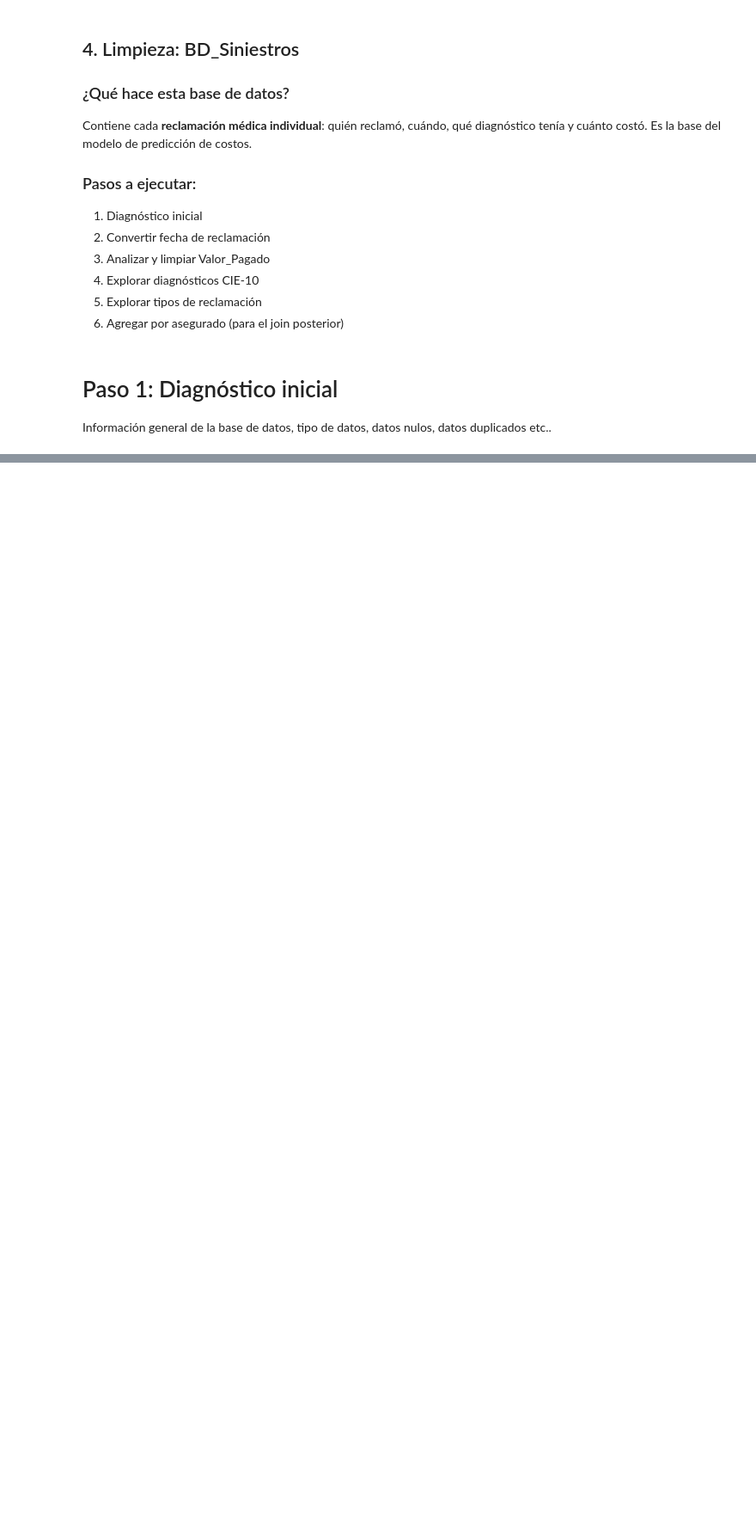
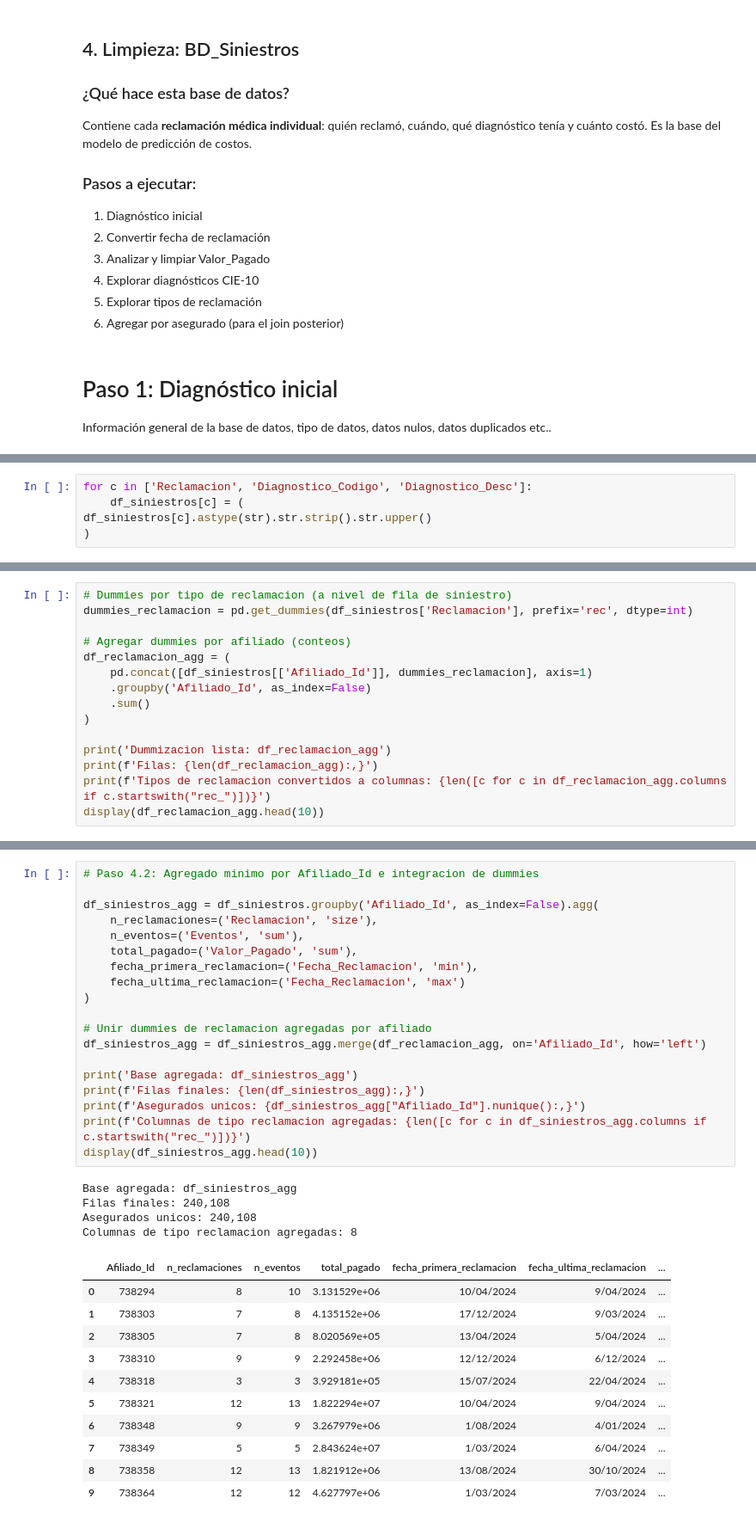
Before and after one commit to yacuervo18/Proyecto_Analitica_II, a Jupyter notebook: src/UdeA_Insurance_Avance1.ipynb, the cells around one changed output, grey strips where cells are left out. Shown at 86% size. Saved outputs shown, nothing was run; the diff lists cells and outputs as text; blank space fills up the shorter version.

```diff
--- a/src/UdeA_Insurance_Avance1.ipynb
+++ b/src/UdeA_Insurance_Avance1.ipynb
@@ -536,0 +597,5 @@ Valor_Pagado            0    0.0
+# %%
+for c in ['Reclamacion', 'Diagnostico_Codigo', 'Diagnostico_Desc']:
+    df_siniestros[c] = (
+df_siniestros[c].astype(str).str.strip().str.upper()
+)
@@ -536,0 +661,15 @@ Valor_Pagado            0    0.0
+# %%
+# Dummies por tipo de reclamacion (a nivel de fila de siniestro)
+dummies_reclamacion = pd.get_dummies(df_siniestros['Reclamacion'], prefix='rec', dtype=int)
+
+# Agregar dummies por afiliado (conteos)
+df_reclamacion_agg = (
+    pd.concat([df_siniestros[['Afiliado_Id']], dummies_reclamacion], axis=1)
+    .groupby('Afiliado_Id', as_index=False)
+    .sum()
+)
+
+print('Dummizacion lista: df_reclamacion_agg')
+print(f'Filas: {len(df_reclamacion_agg):,}')
+print(f'Tipos de reclamacion convertidos a columnas: {len([c for c in df_reclamacion_agg.columns if c.startswith("rec_")])}')
+display(df_reclamacion_agg.head(10))
@@ -536,0 +694,35 @@ Valor_Pagado            0    0.0
+# %%
+# Paso 4.2: Agregado minimo por Afiliado_Id e integracion de dummies
+
+df_siniestros_agg = df_siniestros.groupby('Afiliado_Id', as_index=False).agg(
+    n_reclamaciones=('Reclamacion', 'size'),
+    n_eventos=('Eventos', 'sum'),
+    total_pagado=('Valor_Pagado', 'sum'),
+    fecha_primera_reclamacion=('Fecha_Reclamacion', 'min'),
+    fecha_ultima_reclamacion=('Fecha_Reclamacion', 'max')
+)
+
+# Unir dummies de reclamacion agregadas por afiliado
+df_siniestros_agg = df_siniestros_agg.merge(df_reclamacion_agg, on='Afiliado_Id', how='left')
+
+print('Base agregada: df_siniestros_agg')
+print(f'Filas finales: {len(df_siniestros_agg):,}')
+print(f'Asegurados unicos: {df_siniestros_agg["Afiliado_Id"].nunique():,}')
+print(f'Columnas de tipo reclamacion agregadas: {len([c for c in df_siniestros_agg.columns if c.startswith("rec_")])}')
+display(df_siniestros_agg.head(10))
+# %% [output]
+Base agregada: df_siniestros_agg
+Filas finales: 240,108
+Asegurados unicos: 240,108
+Columnas de tipo reclamacion agregadas: 8
+|  | Afiliado_Id | n_reclamaciones | n_eventos | total_pagado | fecha_primera_reclamacion | fecha_ultima_reclamacion | ... |
+| 0 | 738294 | 8 | 10 | 3.131529e+06 | 10/04/2024 | 9/04/2024 | ... |
+| 1 | 738303 | 7 | 8 | 4.135152e+06 | 17/12/2024 | 9/03/2024 | ... |
+| 2 | 738305 | 7 | 8 | 8.020569e+05 | 13/04/2024 | 5/04/2024 | ... |
+| 3 | 738310 | 9 | 9 | 2.292458e+06 | 12/12/2024 | 6/12/2024 | ... |
+| 4 | 738318 | 3 | 3 | 3.929181e+05 | 15/07/2024 | 22/04/2024 | ... |
+| 5 | 738321 | 12 | 13 | 1.822294e+07 | 10/04/2024 | 9/04/2024 | ... |
+| 6 | 738348 | 9 | 9 | 3.267979e+06 | 1/08/2024 | 4/01/2024 | ... |
+| 7 | 738349 | 5 | 5 | 2.843624e+07 | 1/03/2024 | 6/04/2024 | ... |
+| 8 | 738358 | 12 | 13 | 1.821912e+06 | 13/08/2024 | 30/10/2024 | ... |
+| 9 | 738364 | 12 | 12 | 4.627797e+06 | 1/03/2024 | 7/03/2024 | ... |
```
Also changed, not shown: parts of 14 cells of this notebook.
